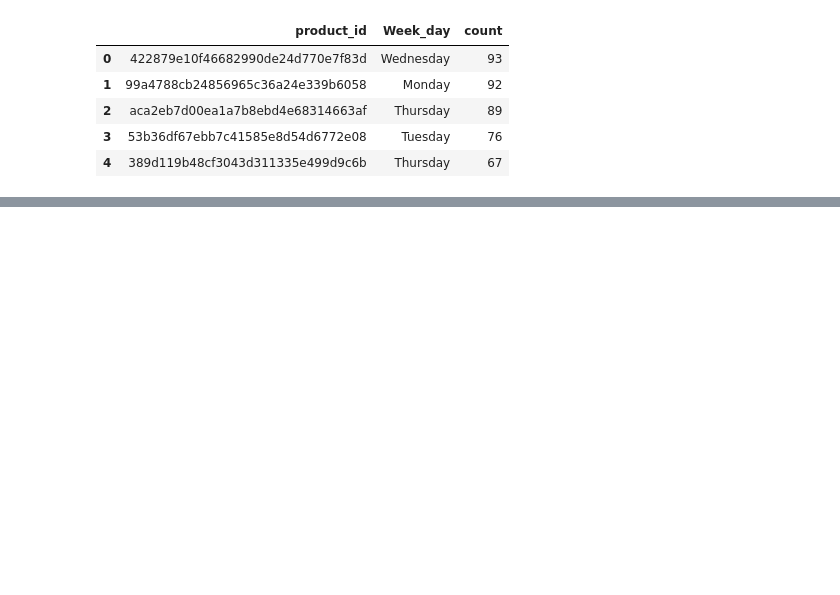
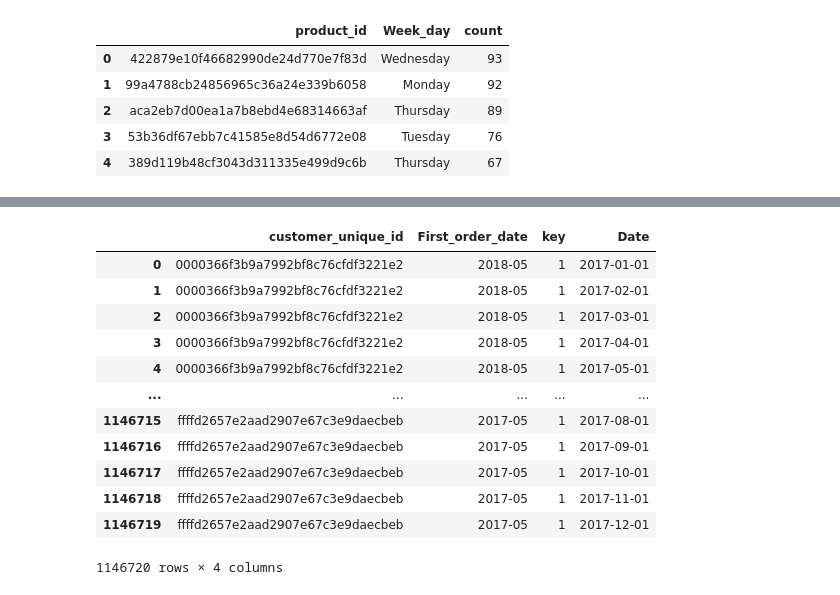
Before and after one commit to letssin/Carpov_Courses, a Jupyter notebook: 1st_project/my_first_project_notebook.ipynb, the cells around one changed output, grey strips where cells are left out. Saved outputs shown, nothing was run; the diff lists cells and outputs as text; code cells hidden in the pictures; blank space fills up the shorter version.

```diff
--- a/1st_project/my_first_project_notebook.ipynb
+++ b/1st_project/my_first_project_notebook.ipynb
@@ -358,0 +505,2 @@ most_freq_week_day.head()
+# %%
+date_range = pd.DataFrame({'Date':pd.date_range('2017-01-01','2017-12-01', freq = 'MS')})
@@ -358,0 +523,19 @@ most_freq_week_day.head()
+# %%
+date_range['key'] = 1
+first_order_date['key'] = 1
+# %%
+first_order_date.merge(date_range, on = 'key')
+# %% [output]
+|  | customer_unique_id | First_order_date | key | Date |
+| 0 | 0000366f3b9a7992bf8c76cfdf3221e2 | 2018-05 | 1 | 2017-01-01 |
+| 1 | 0000366f3b9a7992bf8c76cfdf3221e2 | 2018-05 | 1 | 2017-02-01 |
+| 2 | 0000366f3b9a7992bf8c76cfdf3221e2 | 2018-05 | 1 | 2017-03-01 |
+| 3 | 0000366f3b9a7992bf8c76cfdf3221e2 | 2018-05 | 1 | 2017-04-01 |
+| 4 | 0000366f3b9a7992bf8c76cfdf3221e2 | 2018-05 | 1 | 2017-05-01 |
+| ... | ... | ... | ... | ... |
+| 1146715 | ffffd2657e2aad2907e67c3e9daecbeb | 2017-05 | 1 | 2017-08-01 |
+| 1146716 | ffffd2657e2aad2907e67c3e9daecbeb | 2017-05 | 1 | 2017-09-01 |
+| 1146717 | ffffd2657e2aad2907e67c3e9daecbeb | 2017-05 | 1 | 2017-10-01 |
+| 1146718 | ffffd2657e2aad2907e67c3e9daecbeb | 2017-05 | 1 | 2017-11-01 |
+| 1146719 | ffffd2657e2aad2907e67c3e9daecbeb | 2017-05 | 1 | 2017-12-01 |
+1146720 rows × 4 columns
```
Also changed, not shown: parts of 21 cells of this notebook, 1 other file.
